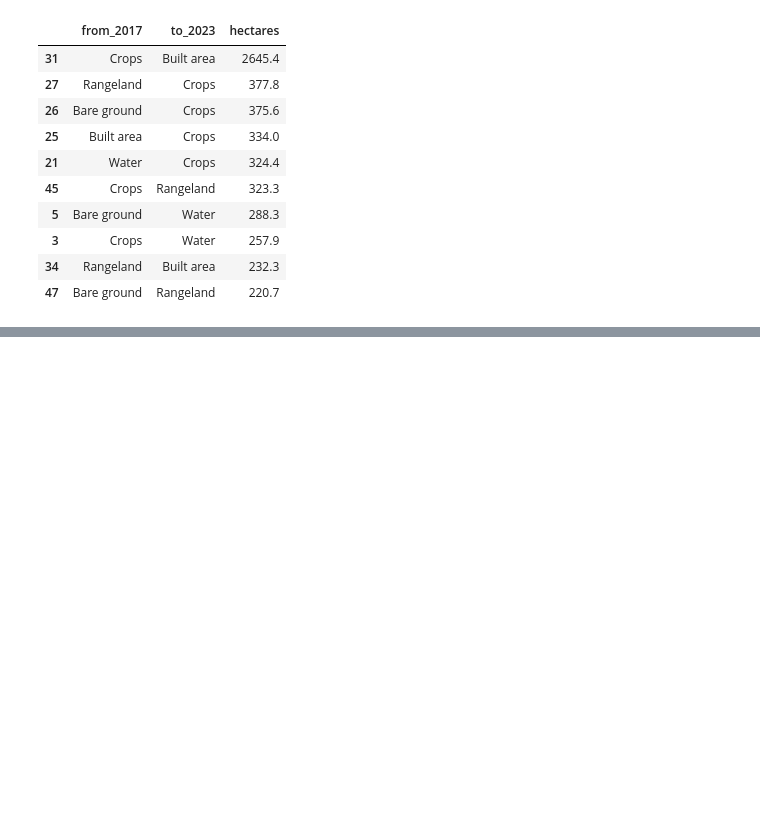
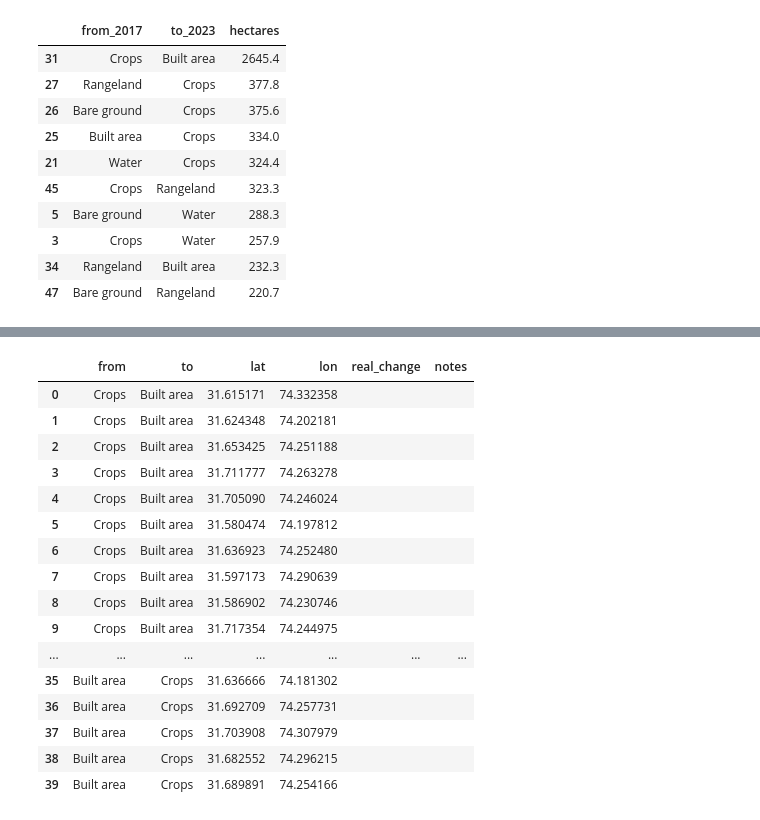
Before and after one commit to abeera-ahmed/landcover-change-explorer, a Jupyter notebook: landcover_change.ipynb, the cells around one changed output, grey strips where cells are left out. Cells and saved outputs as stored; diff of their text form; code cells hidden in the pictures; blank space fills up the shorter version.

```diff
--- a/landcover_change.ipynb
+++ b/landcover_change.ipynb
@@ -181,0 +214,25 @@ conversions
+# %%
+to_lonlat = Transformer.from_crs(lulc[year_before].rio.crs, "EPSG:4326", always_xy=True)
+
+def sample_pixels(from_code, to_code, n, seed):
+    before2d = lulc[year_before].squeeze().values
+    after2d = lulc[year_after].squeeze().values
+    rows, cols = np.where((before2d == from_code) & (after2d == to_code))
+    rng = np.random.default_rng(seed)
+    pick = rng.choice(len(rows), size=min(n, len(rows)), replace=False)
+    xs = lulc[year_before].x.values[cols[pick]]
+    ys = lulc[year_before].y.values[rows[pick]]
+    lon, lat = to_lonlat.transform(xs, ys)
+    return pd.DataFrame({"from": names[from_code], "to": names[to_code],
+                         "lat": np.round(lat, 6), "lon": np.round(lon, 6)})
+
+checks = pd.concat([sample_pixels(5, 7, 30, seed=1),
+                    sample_pixels(7, 5, 10, seed=2)], ignore_index=True)
+checks["real_change"] = ""
+checks["notes"] = ""
+
+points_file = f"accuracy_points_{year_before}_{year_after}.csv"
+checks.to_csv(points_file, index_label="point")
+files.download(points_file)
+checks
+# %% [output]
@@ -181,0 +241,17 @@ conversions
+|  | from | to | lat | lon | real_change | notes |
+| 0 | Crops | Built area | 31.615171 | 74.332358 |  |  |
+| 1 | Crops | Built area | 31.624348 | 74.202181 |  |  |
+| 2 | Crops | Built area | 31.653425 | 74.251188 |  |  |
+| 3 | Crops | Built area | 31.711777 | 74.263278 |  |  |
+| 4 | Crops | Built area | 31.705090 | 74.246024 |  |  |
+| 5 | Crops | Built area | 31.580474 | 74.197812 |  |  |
+| 6 | Crops | Built area | 31.636923 | 74.252480 |  |  |
+| 7 | Crops | Built area | 31.597173 | 74.290639 |  |  |
+| 8 | Crops | Built area | 31.586902 | 74.230746 |  |  |
+| 9 | Crops | Built area | 31.717354 | 74.244975 |  |  |
+| ... | ... | ... | ... | ... | ... | ... |
+| 35 | Built area | Crops | 31.636666 | 74.181302 |  |  |
+| 36 | Built area | Crops | 31.692709 | 74.257731 |  |  |
+| 37 | Built area | Crops | 31.703908 | 74.307979 |  |  |
+| 38 | Built area | Crops | 31.682552 | 74.296215 |  |  |
+| 39 | Built area | Crops | 31.689891 | 74.254166 |  |  |
```
Also changed, not shown: parts of 17 cells of this notebook, 3 other files.
